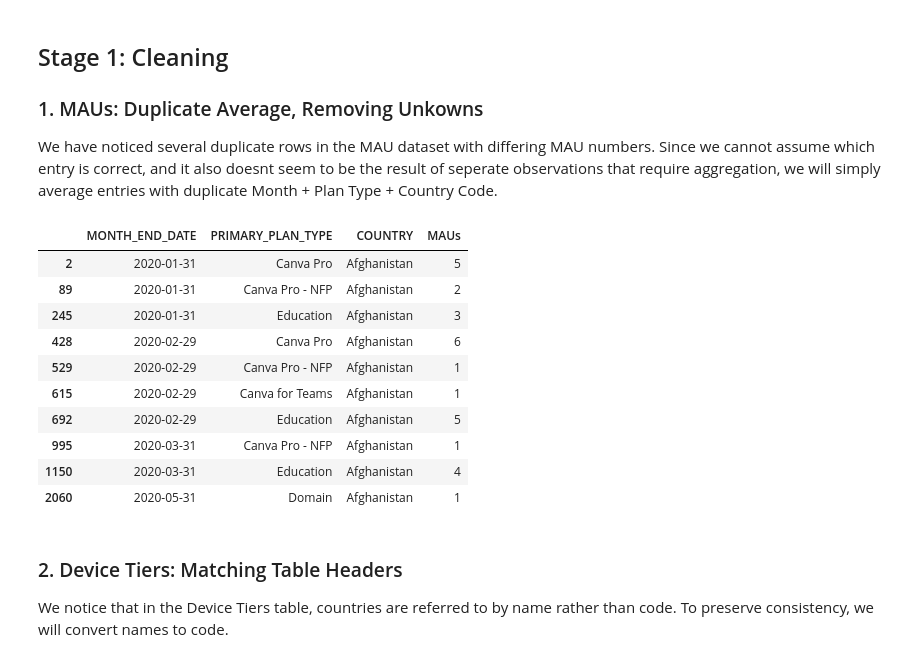
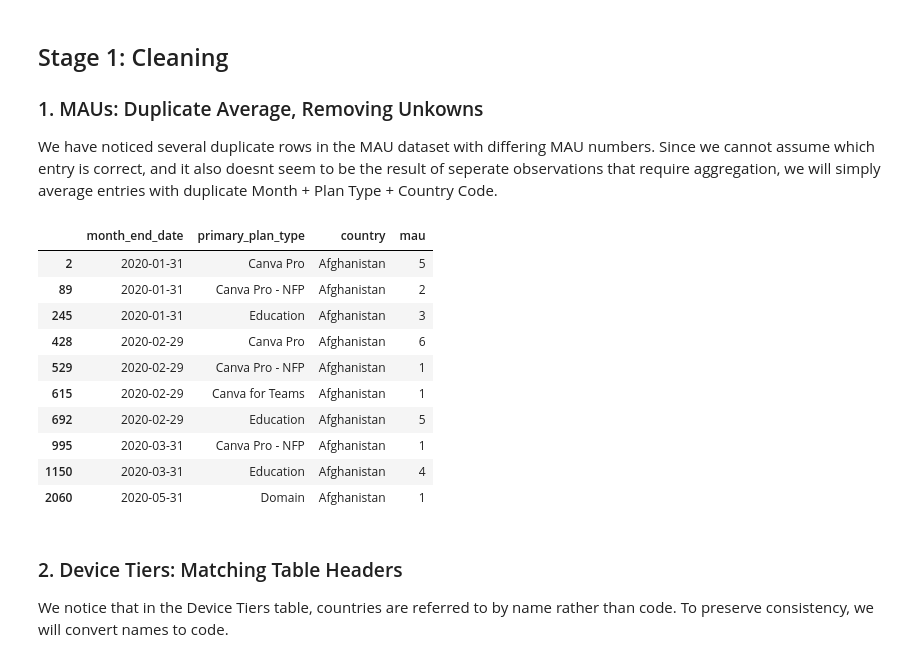
Before and after one commit to edwardroy72/scif3000-25t3-team-L, a Jupyter notebook: data_analysis.ipynb, the cells around one changed output. Saved outputs shown, nothing was run; the diff lists cells and outputs as text; code cells hidden in the pictures.

```diff
--- a/data_analysis.ipynb
+++ b/data_analysis.ipynb
@@ -26,38 +26,45 @@ population_df.head()
 ### 1. MAUs: Duplicate Average, Removing Unkowns
 We have noticed several duplicate rows in the MAU dataset with differing MAU numbers. Since we cannot assume which entry is correct, and it also doesnt seem to be the result of seperate observations that require aggregation, we will simply average entries with duplicate Month + Plan Type + Country Code.
 # %%
+mau_df = pd.read_csv("./data/mau_by_plan_type.csv")
+population_df = pd.read_csv("./data/global_population.csv")
+
 def code_to_name(code):
     try:
         return pycountry.countries.lookup(code).name
     except:
         return None
 
+# rename columns to lowercase for consistency
+mau_df.rename(columns={'MONTH_END_DATE': "month_end_date", 'PRIMARY_PLAN_TYPE': 'primary_plan_type', 'COUNTRY_CODE': 'country_code',
+                       'Monthly Active Users': 'monthly_active_users'}, inplace=True)
+
 # group similar rows together
 mau_df = (
     mau_df
-      .groupby(['MONTH_END_DATE', 'PRIMARY_PLAN_TYPE', 'COUNTRY_CODE'], as_index=False)
-      ['Monthly Active Users']
+      .groupby(['month_end_date', 'primary_plan_type', 'country_code'], as_index=False)
+      ['monthly_active_users']
       .mean()
 )
 
 # typecast as int
-mau_df['Monthly Active Users'] = np.ceil(mau_df['Monthly Active Users']).astype(int)
+mau_df['monthly_active_users'] = np.ceil(mau_df['monthly_active_users']).astype(int)
 
 # convert code to country name
-mau_df['COUNTRY_CODE'] = mau_df['COUNTRY_CODE'].apply(code_to_name)
+mau_df['country_code'] = mau_df['country_code'].apply(code_to_name)
 
-# rename COUNTRY_CODE to COUNTRY for consistency between tables (for joining later)
-mau_df.rename(columns={'COUNTRY_CODE': 'COUNTRY', 'Monthly Active Users': 'MAUs'}, inplace=True)
+# rename country_code to country for consistency between tables (for joining later)
+mau_df.rename(columns={'country_code': 'country', 'monthly_active_users': 'mau'}, inplace=True)
 
 # cleaning global population data
-population_df.rename(columns={'Country Name': 'COUNTRY', '2024': 'TOTAL_POPULATION'}, inplace=True)
-population_df["TOTAL_POPULATION"] = population_df["TOTAL_POPULATION"].astype('Int64')
+population_df.rename(columns={'Country Name': 'country', '2024': 'total_population'}, inplace=True)
+population_df["total_population"] = population_df["total_population"].astype('Int64')
 
 # reset indexes
-mau_df = mau_df[mau_df["PRIMARY_PLAN_TYPE"] != "Unknown"].reset_index(drop=True).sort_values(by = ['COUNTRY', 'MONTH_END_DATE', 'PRIMARY_PLAN_TYPE'])
+mau_df = mau_df[mau_df["primary_plan_type"] != "Unknown"].reset_index(drop=True).sort_values(by = ['country', 'month_end_date', 'primary_plan_type'])
 mau_df.head(10)
 # %% [output]
-|  | MONTH_END_DATE | PRIMARY_PLAN_TYPE | COUNTRY | MAUs |
+|  | month_end_date | primary_plan_type | country | mau |
 | 2 | 2020-01-31 | Canva Pro | Afghanistan | 5 |
 | 89 | 2020-01-31 | Canva Pro - NFP | Afghanistan | 2 |
 | 245 | 2020-01-31 | Education | Afghanistan | 3 |
```
Also changed, not shown: parts of 4 cells of this notebook, 5 other files.
